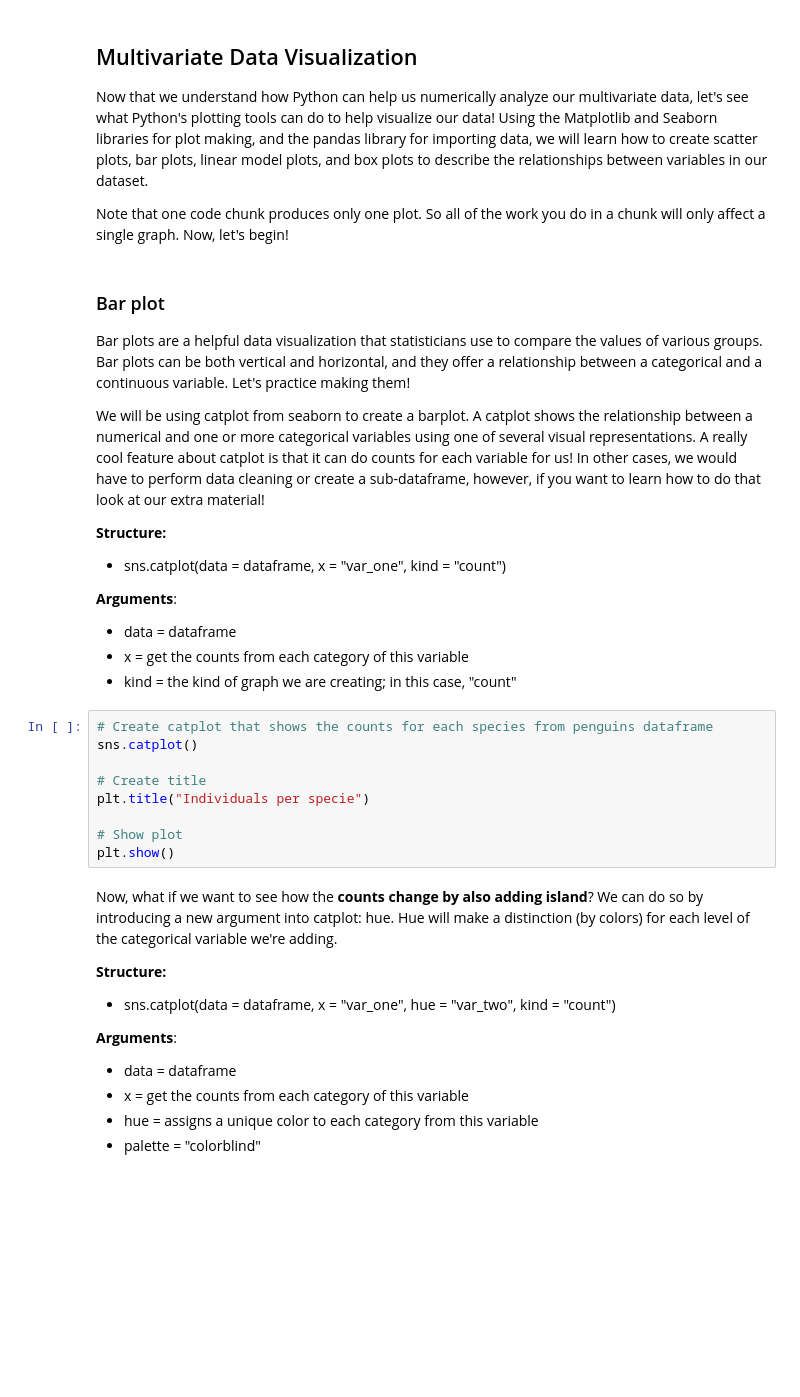
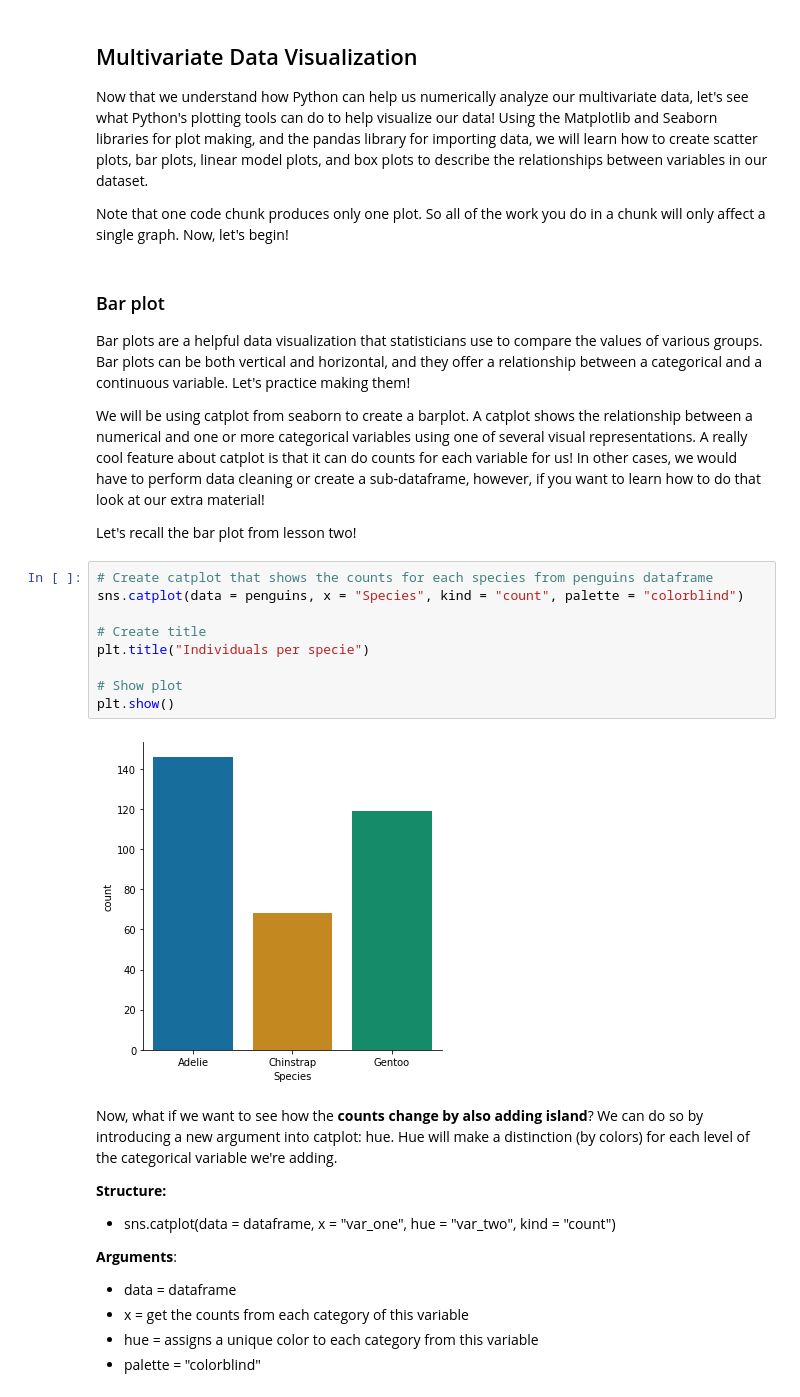
Before and after one commit to angelicasang/PythonProject, a Jupyter notebook: Session3/Teaching3-Handout.ipynb, the cells around one changed output. Saved outputs shown, nothing was run; the diff lists cells and outputs as text; blank space fills up the shorter version.

```diff
--- a/Session3/Teaching3-Handout.ipynb
+++ b/Session3/Teaching3-Handout.ipynb
@@ -111,22 +111,18 @@ Bar plots are a helpful data visualization that statisticians use to compare the
 
 We will be using catplot from seaborn to create a barplot. A catplot shows the relationship between a numerical and one or more categorical variables using one of several visual representations. A really cool feature about catplot is that it can do counts for each variable for us! In other cases, we would have to perform data cleaning or create a sub-dataframe, however, if you want to learn how to do that look at our extra material!
 
-**Structure:**
-* sns.catplot(data = dataframe, x = "var_one", kind = "count")
-
-**Arguments**:
-* data = dataframe
-* x = get the counts from each category of this variable
-* kind = the kind of graph we are creating; in this case, "count"
+Let's recall the bar plot from lesson two!
 # %%
 # Create catplot that shows the counts for each species from penguins dataframe
-sns.catplot()
+sns.catplot(data = penguins, x = "Species", kind = "count", palette = "colorblind")
 
 # Create title
 plt.title("Individuals per specie")
 
 # Show plot
 plt.show()
+# %% [output]
+[figure, added]
 # %% [markdown]
 Now, what if we want to see how the **counts change by also adding island**? We can do so by introducing a new argument into catplot: hue. Hue will make a distinction (by colors) for each level of the categorical variable we're adding.
 
```
Also changed, not shown: parts of 6 cells of this notebook, 1 other file.
